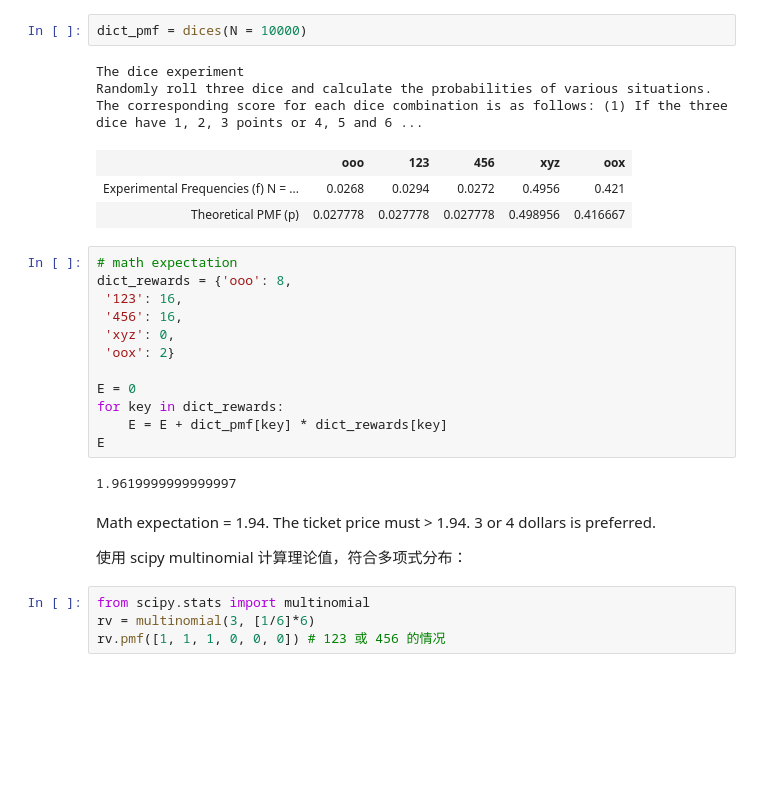
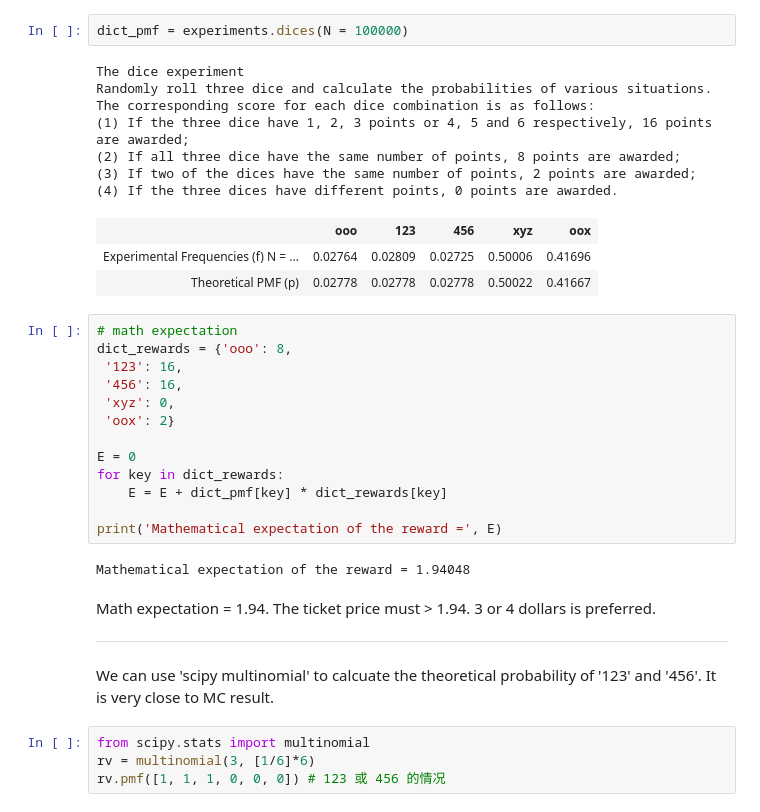
Before and after one commit to zhangys11/mc, a Jupyter notebook: demo.ipynb, the cells around one changed output. Saved outputs shown, nothing was run; the diff lists cells and outputs as text; blank space fills up the shorter version.

```diff
--- a/demo.ipynb
+++ b/demo.ipynb
@@ -74,11 +80,15 @@ $P = { { 2 + C_{10}^5 } \over { 2^ {10} } }= 24.8 \% $
 # %%
-dict_pmf = dices(N = 10000)
+dict_pmf = experiments.dices(N = 100000)
 # %% [output]
 The dice experiment
-Randomly roll three dice and calculate the probabilities of various situations. The corresponding score for each dice combination is as follows: (1) If the three dice have 1, 2, 3 points or 4, 5 and 6 ...
+Randomly roll three dice and calculate the probabilities of various situations. The corresponding score for each dice combination is as follows:
+(1) If the three dice have 1, 2, 3 points or 4, 5 and 6 respectively, 16 points are awarded;
+(2) If all three dice have the same number of points, 8 points are awarded;
+(3) If two of the dices have the same number of points, 2 points are awarded;
+(4) If the three dices have different points, 0 points are awarded.
 |  | ooo | 123 | 456 | xyz | oox |
-| Experimental Frequencies (f) N = ... | 0.0268 | 0.0294 | 0.0272 | 0.4956 | 0.421 |
-| Theoretical PMF (p) | 0.027778 | 0.027778 | 0.027778 | 0.498956 | 0.416667 |
+| Experimental Frequencies (f) N = ... | 0.02764 | 0.02809 | 0.02725 | 0.50006 | 0.41696 |
+| Theoretical PMF (p) | 0.02778 | 0.02778 | 0.02778 | 0.50022 | 0.41667 |
 # %%
 # math expectation
 dict_rewards = {'ooo': 8,
@@ -90,13 +100,16 @@ dict_rewards = {'ooo': 8,
 E = 0
 for key in dict_rewards:
     E = E + dict_pmf[key] * dict_rewards[key]
-E
+
+print('Mathematical expectation of the reward =', E)
 # %% [output]
-1.9619999999999997
+Mathematical expectation of the reward = 1.94048
 # %% [markdown]
 Math expectation = 1.94. The ticket price must > 1.94. 3 or 4 dollars is preferred.
 
-使用 scipy multinomial 计算理论值，符合多项式分布：
+<hr/>
+
+We can use 'scipy multinomial' to calcuate the theoretical probability of '123' and '456'. It is very close to MC result.
 # %%
 from scipy.stats import multinomial
 rv = multinomial(3, [1/6]*6)
```
Also changed, not shown: parts of 122 cells of this notebook, 4 other files.
